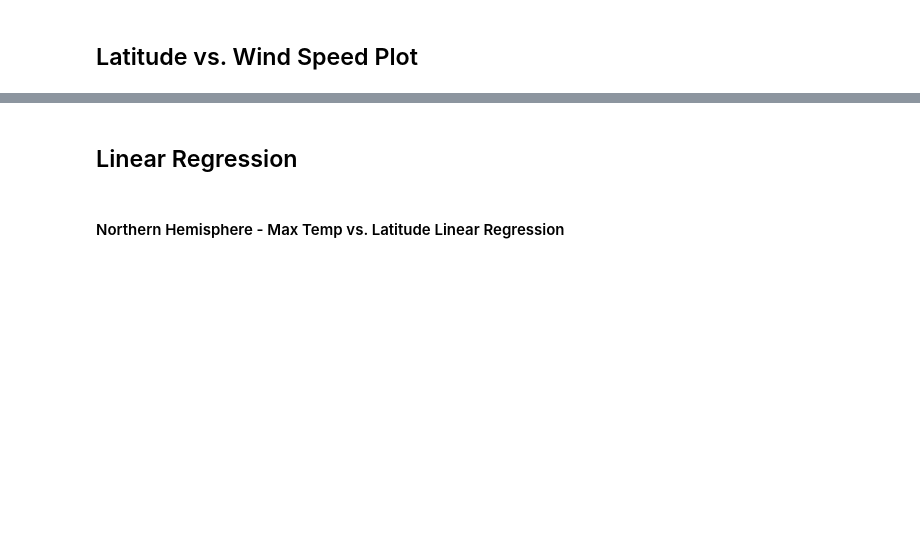
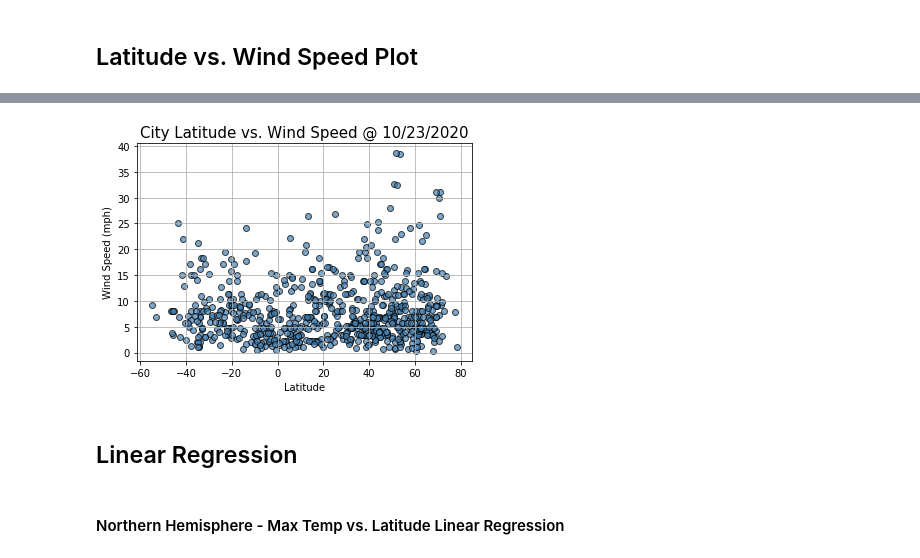
Before and after one commit to zsvorenova/api-challenge, a Jupyter notebook: WeatherPy.ipynb, the cells around one changed output, grey strips where cells are left out. Cells and saved outputs as stored; diff of their text form; code cells hidden in the pictures; blank space fills up the shorter version.

```diff
--- a/WeatherPy.ipynb
+++ b/WeatherPy.ipynb
@@ -288,3 +288,14 @@ date
+# %%
+wind_speed = weather_df['Wind Speed(mph)']
+plt.scatter(latitude, wind_speed, marker='o', color='steelblue', alpha=0.7, edgecolors='black')
+plt.grid()
+plt.xlabel('Latitude')
+plt.ylabel('Wind Speed (mph)')
+plt.title(f'City Latitude vs. Wind Speed @ {date}', fontsize=15)
+plt.savefig("output_data/latitude_windspeed.png")
+plt.show();
+# %% [output]
+[figure, added]
 # %% [markdown]
 ## Linear Regression
 # %%
```
Also changed, not shown: parts of 9 cells of this notebook, 4 other files.
